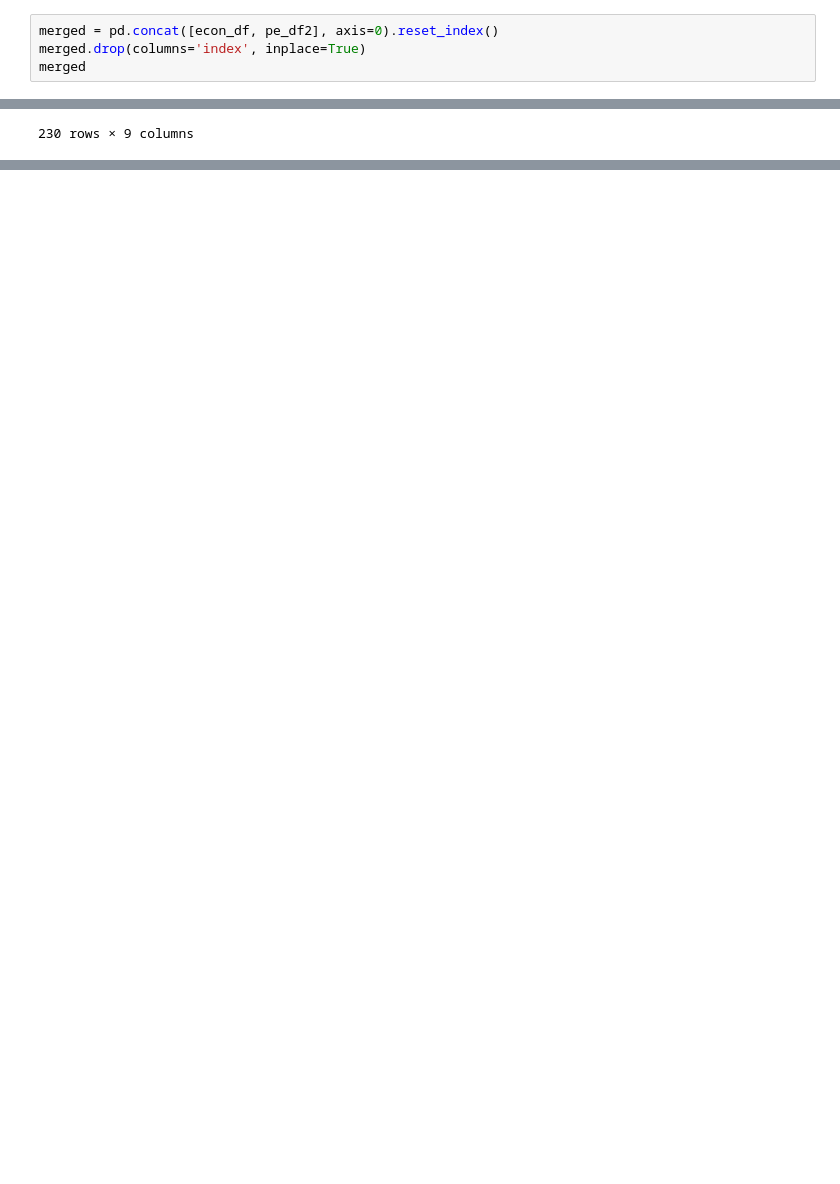
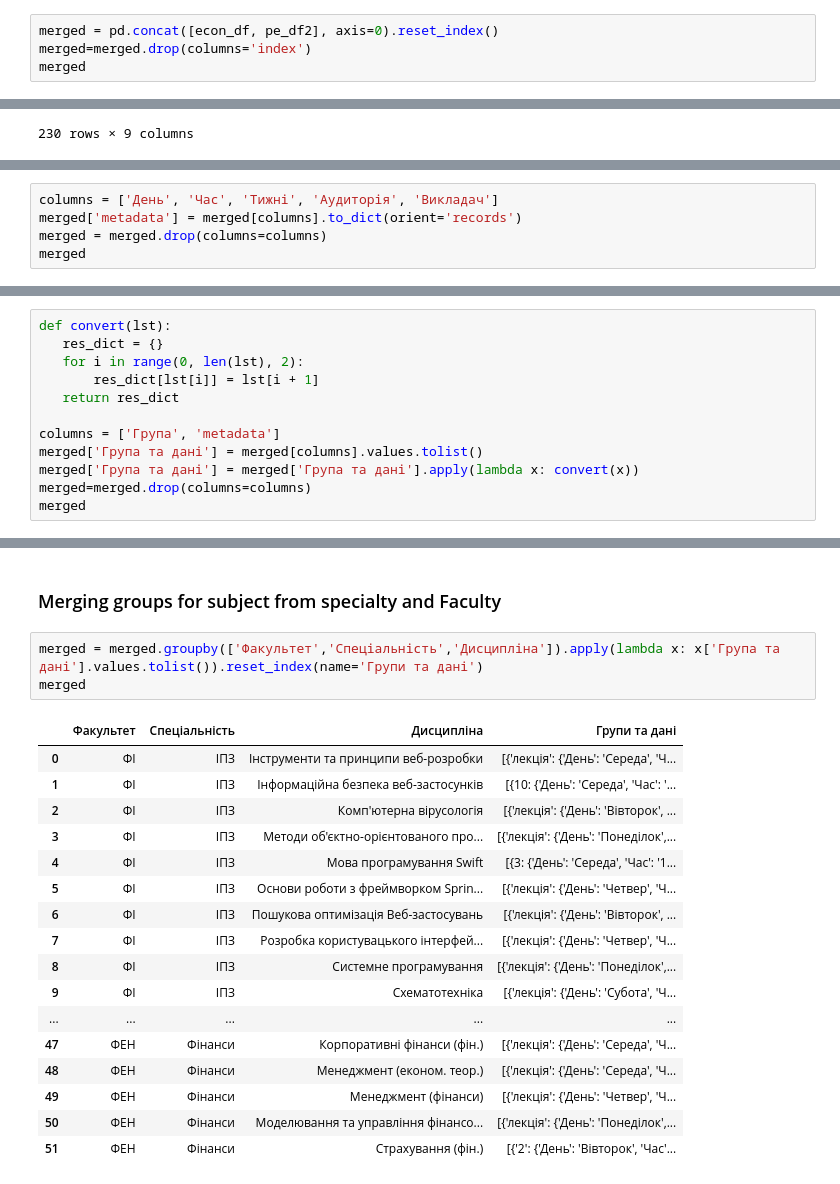
Before and after one commit to 1wannabebetter1/scheduleUnification, a Jupyter notebook: Unificator.ipynb, the cells around one changed output, grey strips where cells are left out. Drawn from its saved outputs; the diff is of its cells as text; blank space fills up the shorter version.

```diff
--- a/Unificator.ipynb
+++ b/Unificator.ipynb
@@ -563,7 +565,7 @@ econ_df
 # Merging dataset
 # %%
 merged = pd.concat([econ_df, pe_df2], axis=0).reset_index()
-merged.drop(columns='index', inplace=True)
+merged=merged.drop(columns='index')
 merged
 # %% [output]
 |  | Факультет | Спеціальність | Дисципліна | Група | День | Час | Тижні | Аудиторія | Викладач |
@@ -581,0 +586,5 @@ merged
+# %%
+columns = ['День', 'Час', 'Тижні', 'Аудиторія', 'Викладач']
+merged['metadata'] = merged[columns].to_dict(orient='records')
+merged = merged.drop(columns=columns)
+merged
@@ -581,0 +607,12 @@ merged
+# %%
+def convert(lst):
+   res_dict = {}
+   for i in range(0, len(lst), 2):
+       res_dict[lst[i]] = lst[i + 1]
+   return res_dict
+
+columns = ['Група', 'metadata']
+merged['Група та дані'] = merged[columns].values.tolist()
+merged['Група та дані'] = merged['Група та дані'].apply(lambda x: convert(x))
+merged=merged.drop(columns=columns)
+merged
@@ -581,0 +633,23 @@ merged
+# %% [markdown]
+### Merging groups for subject from specialty and Faculty
+# %%
+merged = merged.groupby(['Факультет','Спеціальність','Дисципліна']).apply(lambda x: x['Група та дані'].values.tolist()).reset_index(name='Групи та дані')
+merged
+# %% [output]
+|  | Факультет | Спеціальність | Дисципліна | Групи та дані |
+| 0 | ФІ | ІПЗ | Інструменти та принципи веб-розробки | [{'лекція': {'День': 'Середа', 'Ч... |
+| 1 | ФІ | ІПЗ | Інформаційна безпека веб-застосунків | [{10: {'День': 'Середа', 'Час': '... |
+| 2 | ФІ | ІПЗ | Комп'ютерна вірусологія | [{'лекція': {'День': 'Вівторок', ... |
+| 3 | ФІ | ІПЗ | Методи об'єктно-орієнтованого про... | [{'лекція': {'День': 'Понеділок',... |
+| 4 | ФІ | ІПЗ | Мова програмування Swift | [{3: {'День': 'Середа', 'Час': '1... |
+| 5 | ФІ | ІПЗ | Основи роботи з фреймворком Sprin... | [{'лекція': {'День': 'Четвер', 'Ч... |
+| 6 | ФІ | ІПЗ | Пошукова оптимізація Веб-застосувань | [{'лекція': {'День': 'Вівторок', ... |
+| 7 | ФІ | ІПЗ | Розробка користувацького інтерфей... | [{'лекція': {'День': 'Четвер', 'Ч... |
+| 8 | ФІ | ІПЗ | Системне програмування | [{'лекція': {'День': 'Понеділок',... |
+| 9 | ФІ | ІПЗ | Схематотехніка | [{'лекція': {'День': 'Субота', 'Ч... |
+| ... | ... | ... | ... | ... |
+| 47 | ФЕН | Фінанси | Корпоративні фінанси (фін.) | [{'лекція': {'День': 'Середа', 'Ч... |
+| 48 | ФЕН | Фінанси | Менеджмент (економ. теор.) | [{'лекція': {'День': 'Середа', 'Ч... |
+| 49 | ФЕН | Фінанси | Менеджмент (фінанси) | [{'лекція': {'День': 'Четвер', 'Ч... |
+| 50 | ФЕН | Фінанси | Моделювання та управління фінансо... | [{'лекція': {'День': 'Понеділок',... |
+| 51 | ФЕН | Фінанси | Страхування (фін.) | [{'2': {'День': 'Вівторок', 'Час'... |
```
Also changed, not shown: parts of 13 cells of this notebook, 1 other file.
